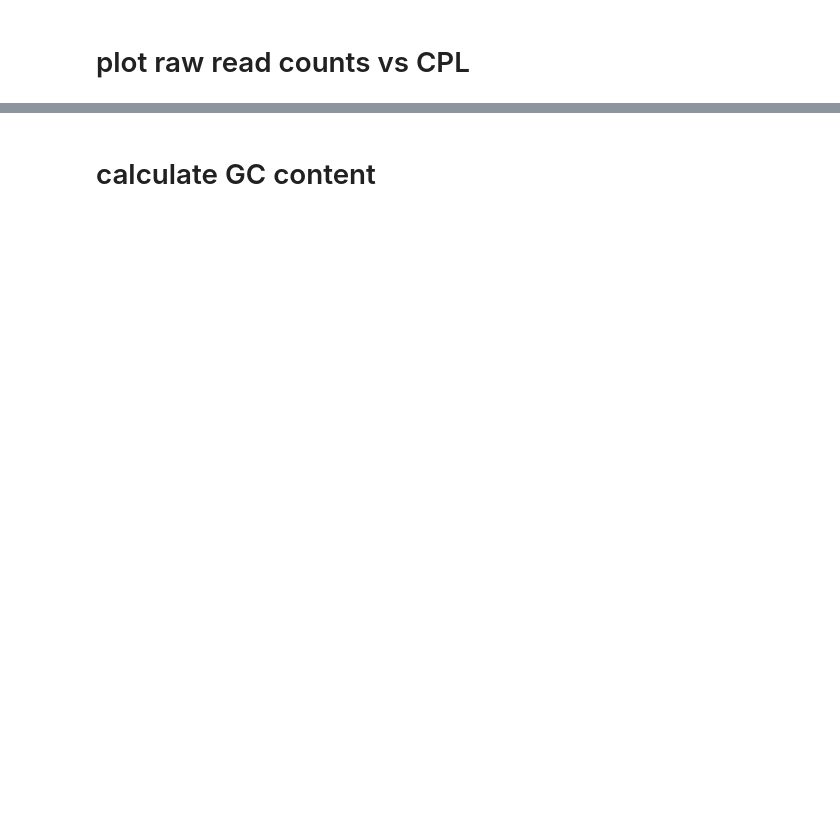
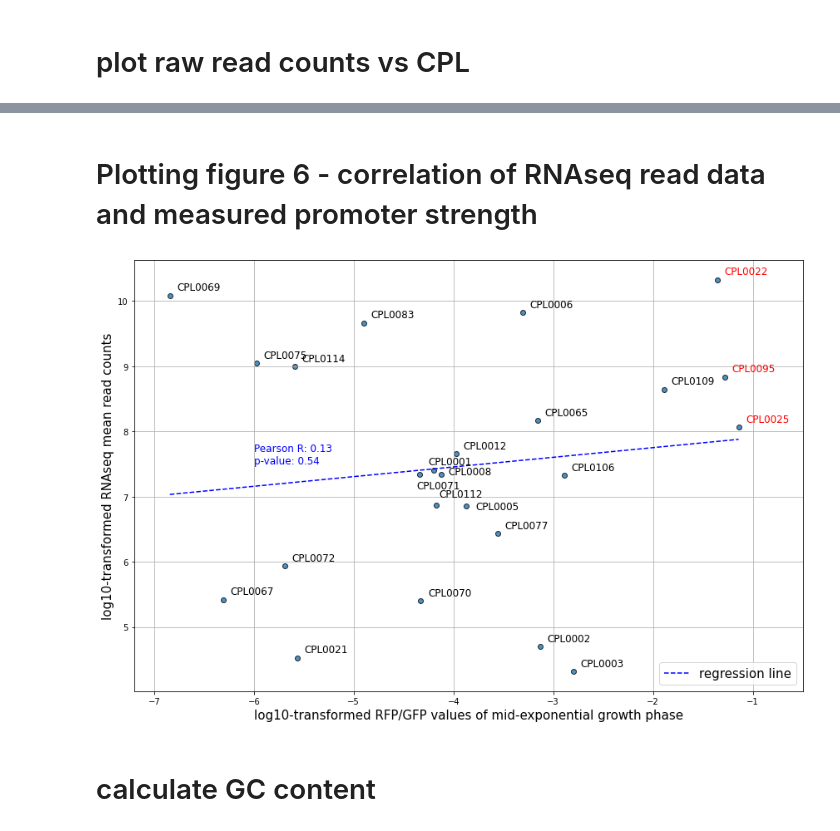
Before and after one commit to Kanomble/curvibacter_promotor_studies, a Jupyter notebook: scripts/promotor_project_curvibacter.ipynb, the cells around one changed output, grey strips where cells are left out. Cells and saved outputs as stored; diff of their text form; code cells hidden in the pictures; blank space fills up the shorter version.

```diff
--- a/scripts/promotor_project_curvibacter.ipynb
+++ b/scripts/promotor_project_curvibacter.ipynb
@@ -1405,5 +1443,6 @@ plt.legend()
 # %% [markdown]
 # plot raw read counts vs CPL
 # %%
-raw_counts = "../results/readCountsNormalizedWpToAEP.csv"
+raw_counts = "../data/readCountsNormalizedWpToAEP.csv"
+#raw_counts = "../data/raw_read_counts.csv"
 raw_counts_df = pd.read_csv(raw_counts)
@@ -1566,3 +1652,7 @@ for exp, count, cpl in sorted(zip(exp_phase, read_counts,strain_id)):
         cpls.append(cpl)
 
 savep = "../results/exp_phase_log_vs_read_counts_log.png"
+# %% [markdown]
+# Plotting figure 6 - correlation of RNAseq read data and measured promoter strength
+# %%
+r_pearson, p_pearson = pearsonr(exp_phase_log, read_counts_log)
@@ -1569,23 +1661,29 @@ savep = "../results/exp_phase_log_vs_read_counts_log.png"
 # %%
 msize = np.interp(sorted_non_norm_exp_phase,  [min(sorted_non_norm_exp_phase), max(sorted_non_norm_exp_phase)], [100,1000])
 
-colormap = plt.get_cmap('viridis')  # You can choose a different colormap
+colormap = plt.get_cmap('viridis')
 
 # Normalize the data to map it to colormap range
 norm = plt.Normalize(min(sorted_non_norm_read_counts), max(sorted_non_norm_read_counts))
 
-#hex_colors = [colormap(norm(value)) for value in sorted_non_norm_read_counts]
-#hex_colors = [plt.cm.colors.rgb2hex(color) for color in hex_colors]
+# hex_colors = [colormap(norm(value)) for value in sorted_non_norm_read_counts]
+# hex_colors = [plt.cm.colors.rgb2hex(color) for color in hex_colors]
 
 plt.figure(figsize=(12,8))
-#exp_phase_log, poly1d_fn(exp_phase_log), '--k',
-#plt.scatter(exp_phase_log,read_counts_log,
+# exp_phase_log, poly1d_fn(exp_phase_log), '--k',
+# plt.scatter(exp_phase_log,read_counts_log,
 #         s=msize,c=hex_colors, edgecolor="black", alpha=0.8)
 
 plt.scatter(exp_phase_log,read_counts_log, edgecolor="black", alpha=0.8)
-x1, y1 = [min(exp_phase_log), max(exp_phase_log)], [min(read_counts_log), max(read_counts_log)]
-print(x1,y1)
-plt.plot(x1, y1,'--k', alpha=0.6) #label="f(x,y) = x,y"
+
+# optimal linear fit
+#x1, y1 = [min(exp_phase_log), max(exp_phase_log)], [min(read_counts_log), max(read_counts_log)]
+#plt.plot(x1, y1,'--k', alpha=0.6, label="optimal linear fit") #label="f(x,y) = x,y"
+
+# calculating regression line
+m, b = np.polyfit(exp_phase_log, read_counts_log, 1)
+plt.plot(exp_phase_log, m*np.array(exp_phase_log)+b, '--b', label="regression line")
+
 
 plt.xlabel("log10-transformed RFP/GFP values of mid-exponential growth phase", fontsize=15)
 plt.ylabel("log10-transformed RNAseq mean read counts", fontsize=15)
@@ -1595,34 +1693,37 @@ plt.grid()
 for x,y,text in zip(exp_phase_log, read_counts_log, cpls):
     if text == "CPL0001":
         plt.text(x-0.05, y+.08, text, fontsize=12)
     elif text == "CPL0008":
         plt.text(x+0.07, y, text, fontsize=12)
     elif text == "CPL0005":
         plt.text(x+0.1, y-0.05, text, fontsize=12)
 
     elif text == "CPL0071":
         plt.text(x-.03, y-.22, text, fontsize=12)
     elif text == "CPL0112":
         plt.text(x+.03, y+.12, text, fontsize=12)
     elif text == "CPL0095" or text == "CPL0022" or text == "CPL0025":
         plt.text(x+.07, y+.08, text, fontsize=12, color="red")
     else:
         plt.text(x+.07, y+.08, text, fontsize=12)
 #plt.xticks(exp_phase_log,cpls, rotation=95)
 
+plt.text(-6, 7.5, "Pearson R: {} \np-value: {}".format(round(r_pearson,2), round(p_pearson,2)), color="blue", fontsize=12)
 
 
 #colorbar = plt.colorbar(plt.cm.ScalarMappable(cmap=colormap, norm=norm))
 #colorbar.set_label("mean read counts", fontsize=15)
 
 
 plt.xlim(-7.2,-0.5)
 plt.tight_layout()
-#plt.legend(loc="lower right", fontsize=15)
+plt.legend(loc="lower right", fontsize=15)
 
 
 
 plt.savefig(savep, dpi=400)
+# %% [output]
+[figure, added]
 # %% [markdown]
 # calculate GC content
 # %%
```
Also changed, not shown: parts of 34 cells of this notebook, 2 other files.
